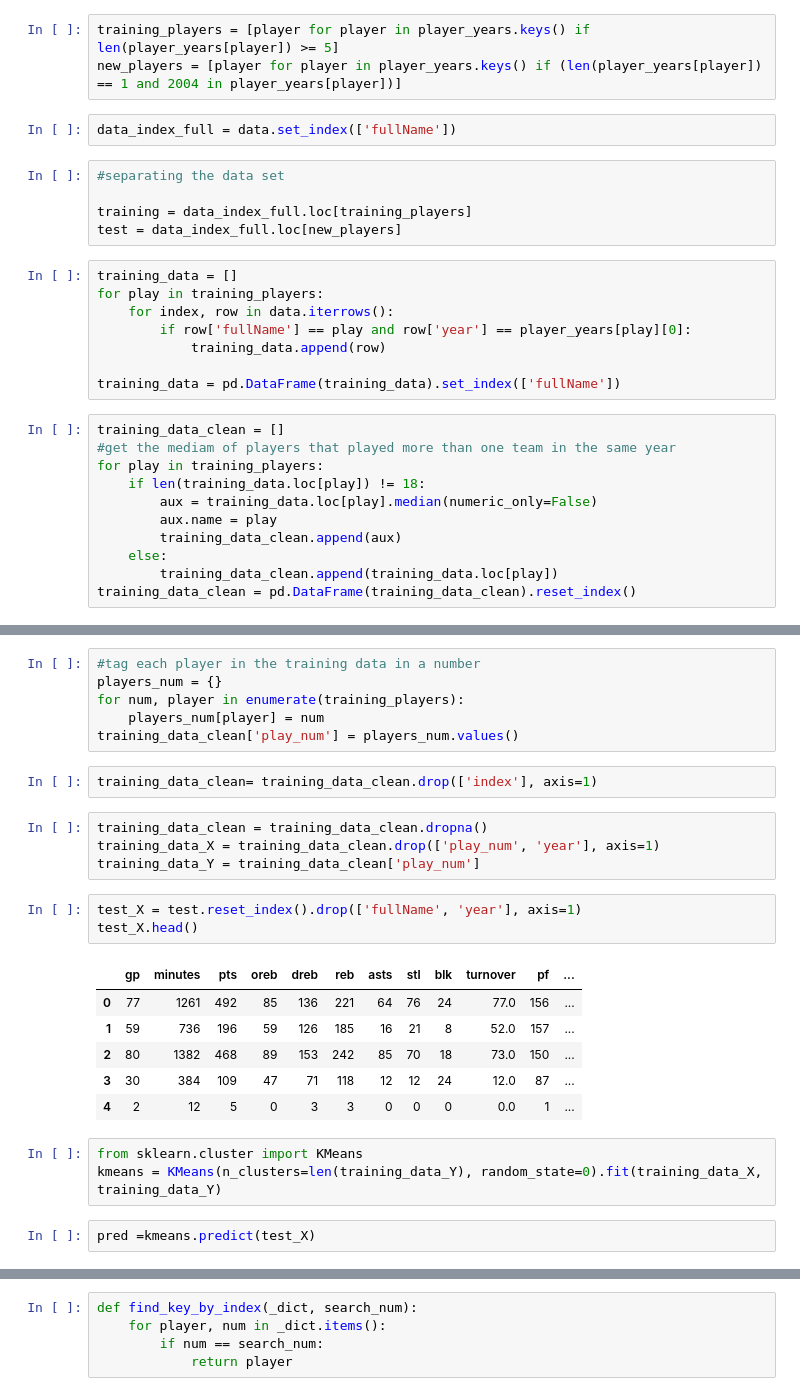
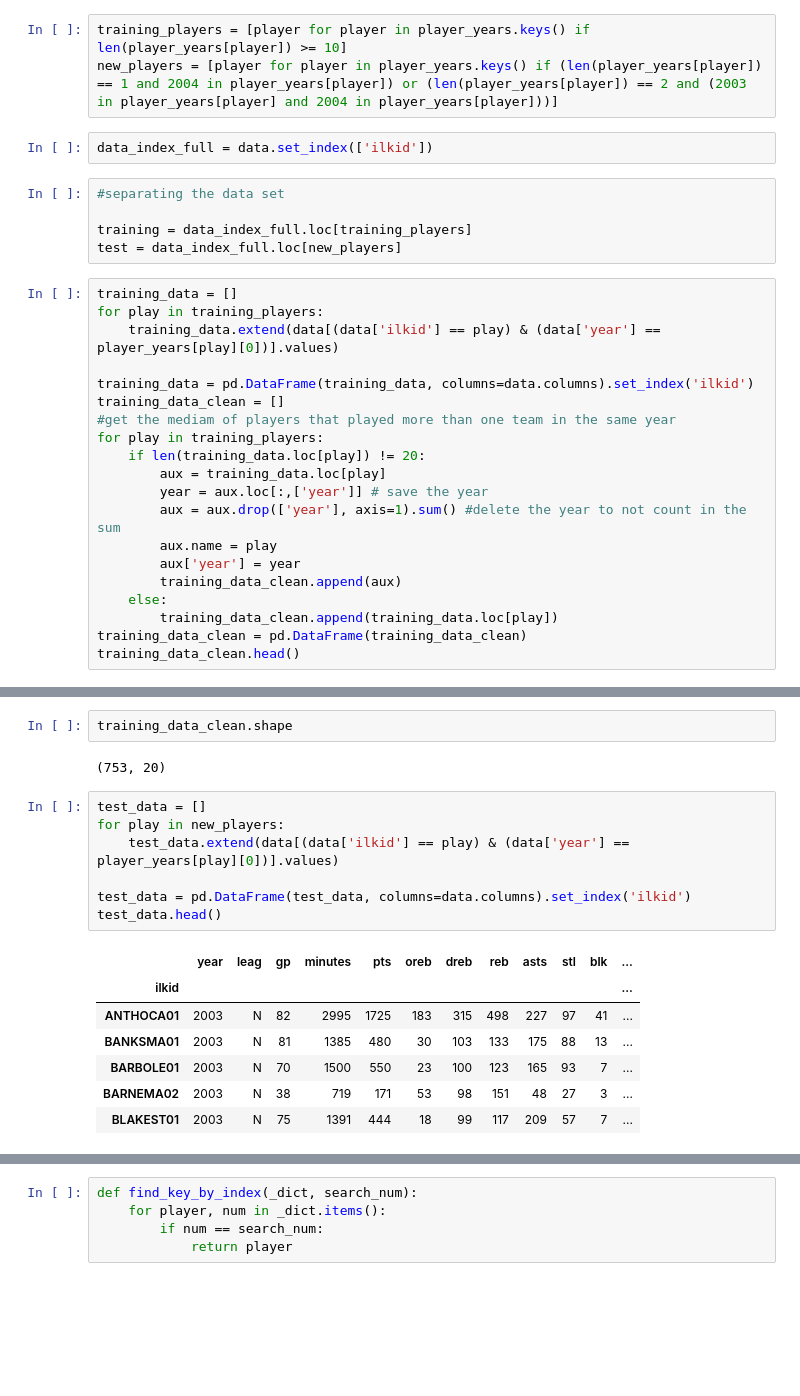
Before and after one commit to giovanniattina/Intelig-ncia_Artificial_Trabalho1, a Jupyter notebook: trab.ipynb, the cells around one changed output, grey strips where cells are left out. Saved outputs shown, nothing was run; the diff lists cells and outputs as text; blank space fills up the shorter version.

```diff
--- a/trab.ipynb
+++ b/trab.ipynb
@@ -15,29 +17,30 @@ for index, row in data.iterrows():
 # %%
-training_players = [player for player in player_years.keys() if len(player_years[player]) >= 5]
-new_players = [player for player in player_years.keys() if (len(player_years[player]) == 1 and 2004 in player_years[player])]
+training_players = [player for player in player_years.keys() if len(player_years[player]) >= 10]
+new_players = [player for player in player_years.keys() if (len(player_years[player]) == 1 and 2004 in player_years[player]) or (len(player_years[player]) == 2 and (2003 in player_years[player] and 2004 in player_years[player]))]
 # %%
-data_index_full = data.set_index(['fullName'])
+data_index_full = data.set_index(['ilkid'])
 # %%
 #separating the data set
 
 training = data_index_full.loc[training_players]
 test = data_index_full.loc[new_players]
-# %%
-training_data = []
-for play in training_players:
-    for index, row in data.iterrows():
-        if row['fullName'] == play and row['year'] == player_years[play][0]:
-            training_data.append(row)
-
-training_data = pd.DataFrame(training_data).set_index(['fullName'])
 # %%
+training_data = []
+for play in training_players:
+    training_data.extend(data[(data['ilkid'] == play) & (data['year'] == player_years[play][0])].values)
+
+training_data = pd.DataFrame(training_data, columns=data.columns).set_index('ilkid')
 training_data_clean = []
 #get the mediam of players that played more than one team in the same year
 for play in training_players:
-    if len(training_data.loc[play]) != 18:
-        aux = training_data.loc[play].median(numeric_only=False)
+    if len(training_data.loc[play]) != 20:
+        aux = training_data.loc[play]
+        year = aux.loc[:,['year']] # save the year
+        aux = aux.drop(['year'], axis=1).sum() #delete the year to not count in the sum
         aux.name = play
+        aux['year'] = year
         training_data_clean.append(aux)
     else:
         training_data_clean.append(training_data.loc[play])
-training_data_clean = pd.DataFrame(training_data_clean).reset_index()
+training_data_clean = pd.DataFrame(training_data_clean)
+training_data_clean.head()
@@ -44,27 +54,19 @@ training_data_clean = pd.DataFrame(training_data_clean).reset_index()
-# %%
-#tag each player in the training data in a number
-players_num = {}
-for num, player in enumerate(training_players):
-    players_num[player] = num
-training_data_clean['play_num'] = players_num.values()
-# %%
-training_data_clean= training_data_clean.drop(['index'], axis=1)
-# %%
-training_data_clean = training_data_clean.dropna()
-training_data_X = training_data_clean.drop(['play_num', 'year'], axis=1)
-training_data_Y = training_data_clean['play_num']
-# %%
-test_X = test.reset_index().drop(['fullName', 'year'], axis=1)
-test_X.head()
-# %% [output]
-|  | gp | minutes | pts | oreb | dreb | reb | asts | stl | blk | turnover | pf | ... |
-| 0 | 77 | 1261 | 492 | 85 | 136 | 221 | 64 | 76 | 24 | 77.0 | 156 | ... |
-| 1 | 59 | 736 | 196 | 59 | 126 | 185 | 16 | 21 | 8 | 52.0 | 157 | ... |
-| 2 | 80 | 1382 | 468 | 89 | 153 | 242 | 85 | 70 | 18 | 73.0 | 150 | ... |
-| 3 | 30 | 384 | 109 | 47 | 71 | 118 | 12 | 12 | 24 | 12.0 | 87 | ... |
-| 4 | 2 | 12 | 5 | 0 | 3 | 3 | 0 | 0 | 0 | 0.0 | 1 | ... |
-# %%
-from sklearn.cluster import KMeans
-kmeans = KMeans(n_clusters=len(training_data_Y), random_state=0).fit(training_data_X, training_data_Y)
-# %%
-pred =kmeans.predict(test_X)
+# %%
+training_data_clean.shape
+# %% [output]
+(753, 20)
+# %%
+test_data = []
+for play in new_players:
+    test_data.extend(data[(data['ilkid'] == play) & (data['year'] == player_years[play][0])].values)
+
+test_data = pd.DataFrame(test_data, columns=data.columns).set_index('ilkid')
+test_data.head()
+# %% [output]
+|  | year | leag | gp | minutes | pts | oreb | dreb | reb | asts | stl | blk | ... |
+| ilkid |  |  |  |  |  |  |  |  |  |  |  | ... |
+| ANTHOCA01 | 2003 | N | 82 | 2995 | 1725 | 183 | 315 | 498 | 227 | 97 | 41 | ... |
+| BANKSMA01 | 2003 | N | 81 | 1385 | 480 | 30 | 103 | 133 | 175 | 88 | 13 | ... |
+| BARBOLE01 | 2003 | N | 70 | 1500 | 550 | 23 | 100 | 123 | 165 | 93 | 7 | ... |
+| BARNEMA02 | 2003 | N | 38 | 719 | 171 | 53 | 98 | 151 | 48 | 27 | 3 | ... |
+| BLAKEST01 | 2003 | N | 75 | 1391 | 444 | 18 | 99 | 117 | 209 | 57 | 7 | ... |
```
Also changed, not shown: parts of 18 cells of this notebook, 2 other files.
